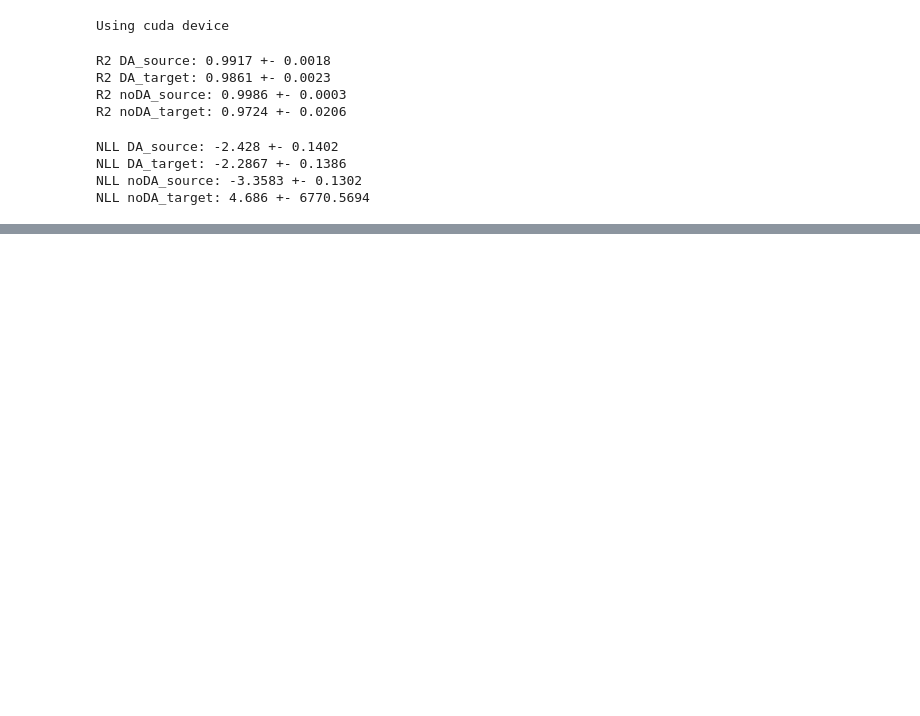
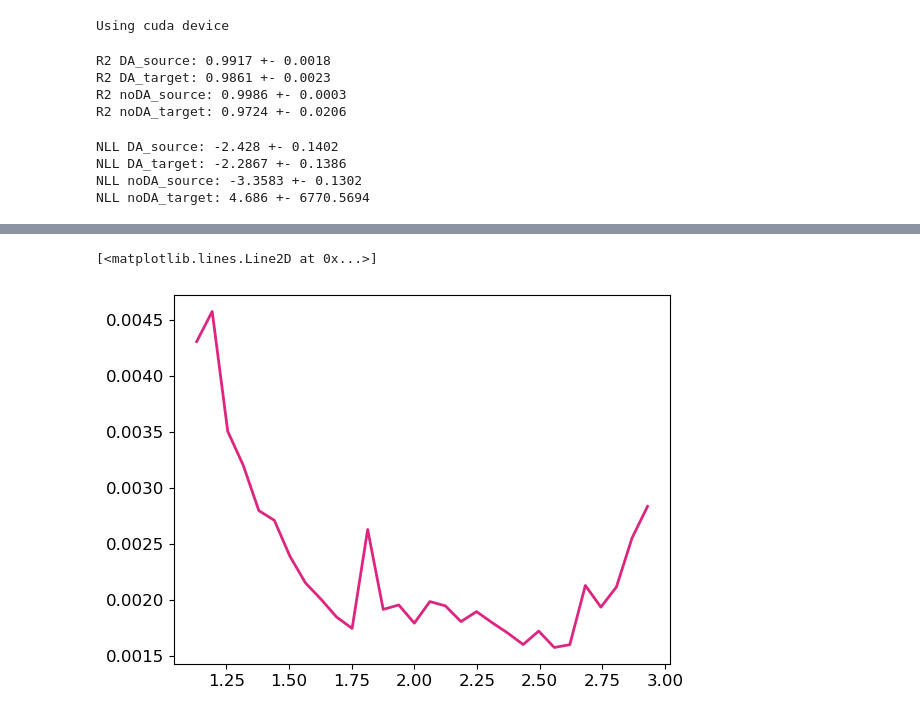
Before and after one commit to deepskies/DomainAdaptiveMVEforLensModeling, a Jupyter notebook: src/training/FinalPaperMVEv2/ModelVizUltimate.ipynb, the cells around one changed output, grey strips where cells are left out. Drawn from its saved outputs; the diff is of its cells as text; code cells hidden in the pictures; blank space fills up the shorter version.

```diff
--- a/src/training/FinalPaperMVEv2/ModelVizUltimate.ipynb
+++ b/src/training/FinalPaperMVEv2/ModelVizUltimate.ipynb
@@ -305,0 +314,5 @@ plt.tight_layout()
+# %%
+mod_type = ["noDA_source", "noDA_target", "DA_source", "DA_target"]
+mod_no = [0, 3, 0, 0]
+color_resid = ['#785EF0', '#DC267F', '#FE6100', '#FFB000']
+labels = ['MVE-Only Source', 'MVE-Only Target', 'MVE-UDA Source', 'MVE-UDA Target']
@@ -305,0 +413,6 @@ plt.tight_layout()
+# %%
+x_var, y_var = bin_average(mod['truth'], mod['var'], n_points = 30)
+plt.plot(x_var, y_var, color = color_resid[1], lw = 2, alpha = 1)
+# %% [output]
+[<matplotlib.lines.Line2D at 0x...>]
+[figure, added]
```
Also changed, not shown: parts of 12 cells of this notebook, 3 other files.
